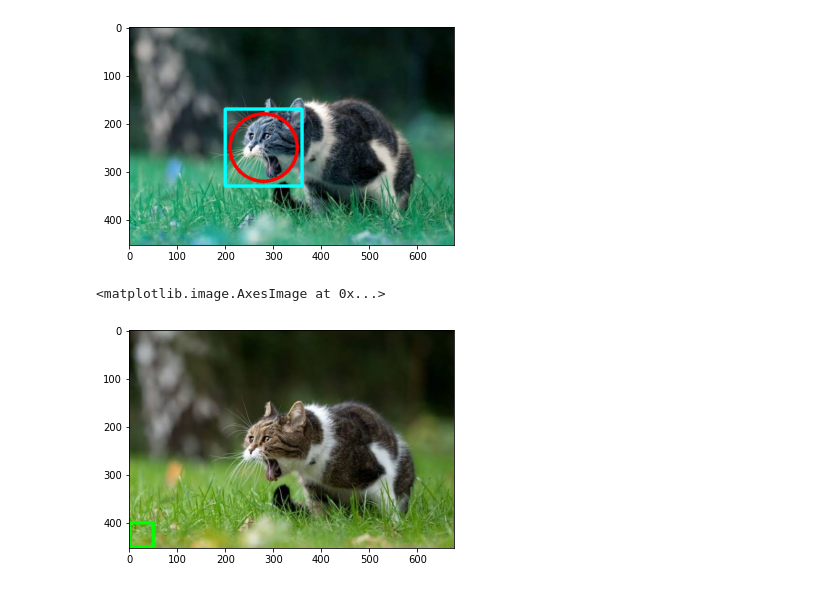
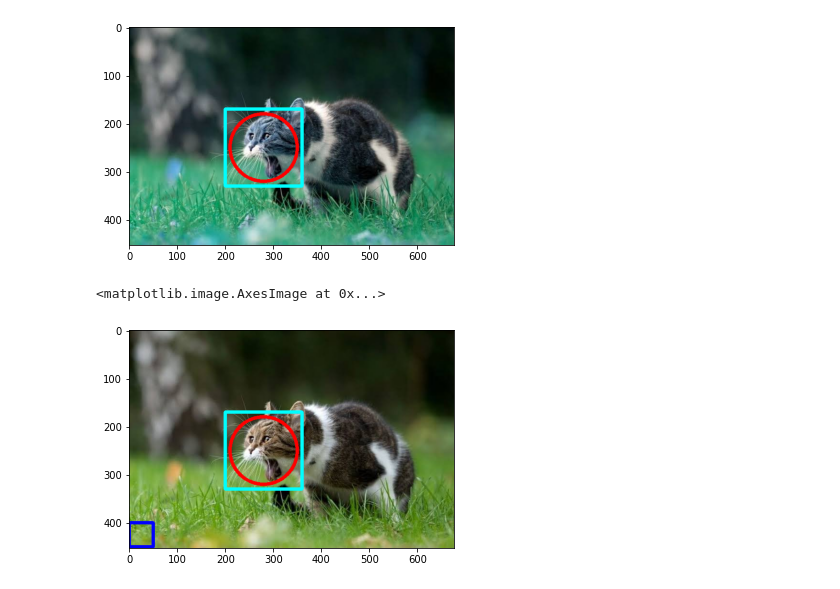
Before and after one commit to Afvanie/PCVK_Genap_2023, a Jupyter notebook: week2.ipynb, the cells around one changed output. Saved outputs shown, nothing was run; the diff lists cells and outputs as text; code cells hidden in the pictures.

```diff
--- a/week2.ipynb
+++ b/week2.ipynb
@@ -199,9 +199,10 @@ plt.imshow(img)
 # %%
 img = cv.imread('/content/drive/MyDrive/PCVK/Kucing.jpeg')
 img = cv.cvtColor(img, cv.COLOR_BGR2RGB)
-
-cv.rectangle(img,pt1=(0,400),pt2=(50,450),color=(0,255,0),thickness=5)
+cv.rectangle(img,pt1=(200,170),pt2=(360,330),color=(0,255,255),thickness=5)
+cv.circle(img,center=(280,250),radius=70,color=(255,0,0),thickness=5)
+cv.rectangle(img,pt1=(0,400),pt2=(50,450),color=(0,0,255),thickness=5)
 plt.imshow(img)
 # %% [output]
 <matplotlib.image.AxesImage at 0x...>
-[figure, old version]
+[figure, new version]
```
Also changed, not shown: parts of 4 cells of this notebook.
